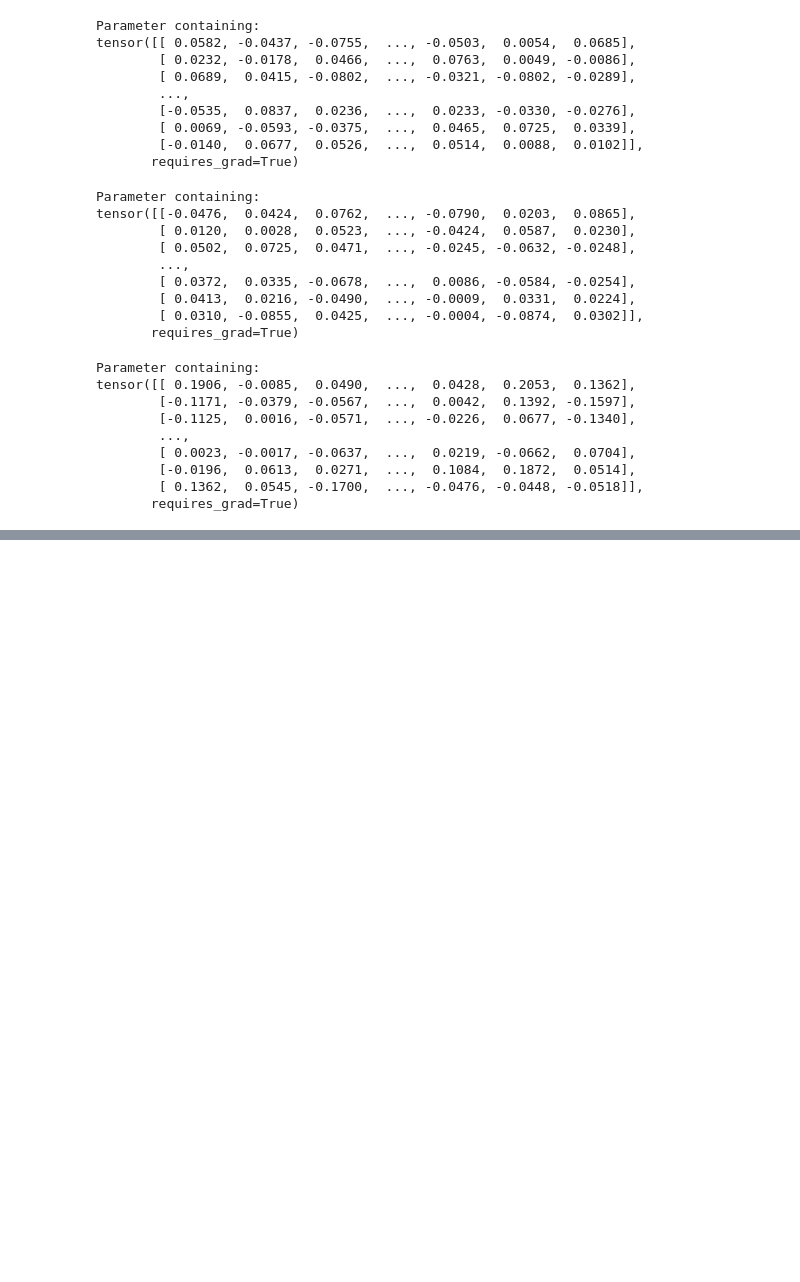
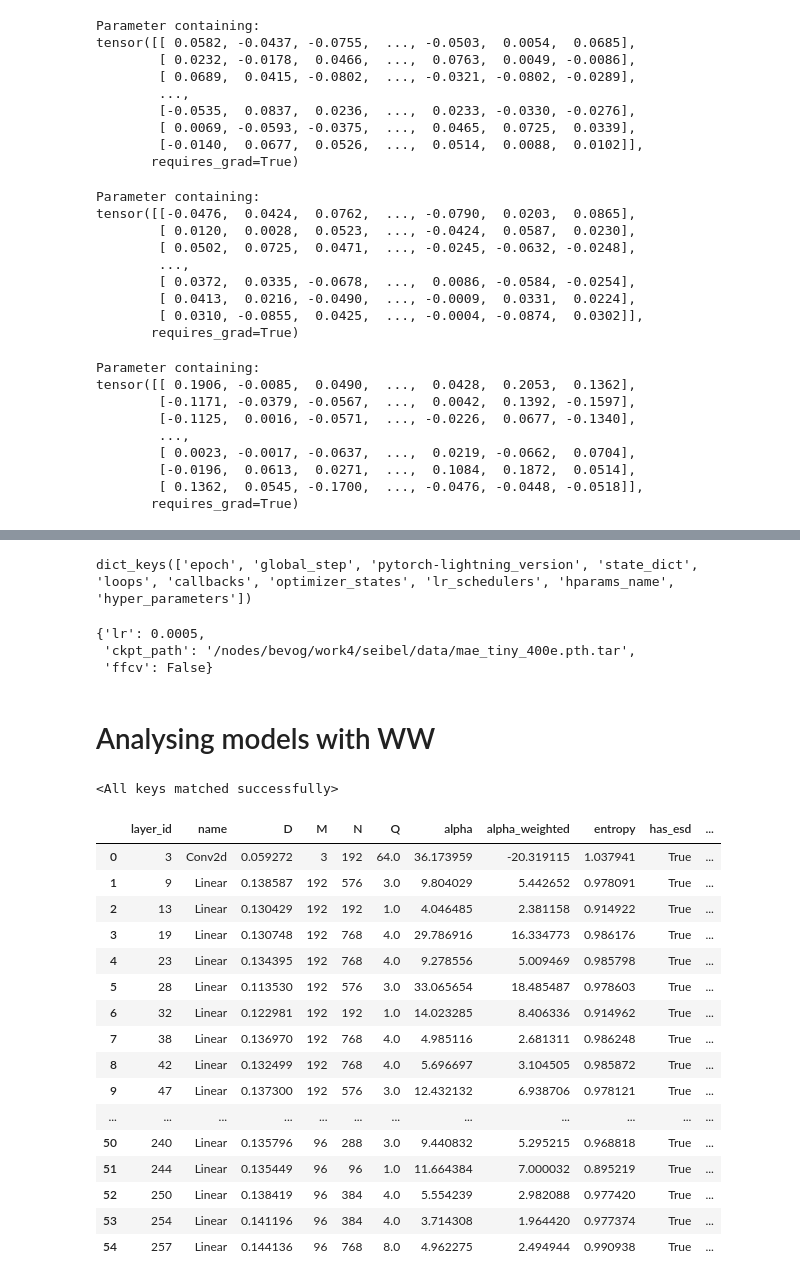
Before and after one commit to SeibelT/multimodal_survival_prediction, a Jupyter notebook: Encoding_Explained.ipynb, the cells around one changed output, grey strips where cells are left out. Drawn from its saved outputs; the diff is of its cells as text; code cells hidden in the pictures; blank space fills up the shorter version.

```diff
--- a/Encoding_Explained.ipynb
+++ b/Encoding_Explained.ipynb
@@ -1064,0 +1091,14 @@ fig.tight_layout()
+# %%
+checkpoint_path = "/home/seibel/maetiny_ft100eps_brca_histo/epoch=49-step=90450.ckpt"
+cp_state_dict = torch.load(checkpoint_path)
+cp_state_dict.keys()
+# %% [output]
+dict_keys(['epoch', 'global_step', 'pytorch-lightning_version', 'state_dict', 'loops', 'callbacks', 'optimizer_states', 'lr_schedulers', 'hparams_name', 'hyper_parameters'])
+# %%
+cp_state_dict['hyper_parameters']
+# %% [output]
+{'lr': 0.0005,
+ 'ckpt_path': '/nodes/bevog/work4/seibel/data/mae_tiny_400e.pth.tar',
+ 'ffcv': False}
+# %% [markdown]
+# Analysing models with WW
@@ -1064,0 +1110,33 @@ fig.tight_layout()
+# %%
+ckpt_path = "/nodes/bevog/work4/seibel/data/mae_tiny_400e.pth.tar"
+checkpoint_path = "/home/seibel/maetiny_ft100eps_brca_histo/epoch=81-step=148338.ckpt"
+model_rand =  VitTiny(lr=0.01,ckpt_path=None,ffcv=False)
+model_PT = VitTiny(lr=0.01,ckpt_path=ckpt_path,ffcv=False)
+
+model_FT =  VitTiny(lr=0.01,ckpt_path=None,ffcv=False)
+model_FT.load_state_dict(torch.load(checkpoint_path)["state_dict"])
+# %% [output]
+<All keys matched successfully>
+# %%
+watcher = ww.WeightWatcher(model=model_rand)
+details = watcher.analyze()
+summary = watcher.get_summary(details)
+watcher.get_details()
+# %% [output]
+|  | layer_id | name | D | M | N | Q | alpha | alpha_weighted | entropy | has_esd | ... |
+| 0 | 3 | Conv2d | 0.059272 | 3 | 192 | 64.0 | 36.173959 | -20.319115 | 1.037941 | True | ... |
+| 1 | 9 | Linear | 0.138587 | 192 | 576 | 3.0 | 9.804029 | 5.442652 | 0.978091 | True | ... |
+| 2 | 13 | Linear | 0.130429 | 192 | 192 | 1.0 | 4.046485 | 2.381158 | 0.914922 | True | ... |
+| 3 | 19 | Linear | 0.130748 | 192 | 768 | 4.0 | 29.786916 | 16.334773 | 0.986176 | True | ... |
+| 4 | 23 | Linear | 0.134395 | 192 | 768 | 4.0 | 9.278556 | 5.009469 | 0.985798 | True | ... |
+| 5 | 28 | Linear | 0.113530 | 192 | 576 | 3.0 | 33.065654 | 18.485487 | 0.978603 | True | ... |
+| 6 | 32 | Linear | 0.122981 | 192 | 192 | 1.0 | 14.023285 | 8.406336 | 0.914962 | True | ... |
+| 7 | 38 | Linear | 0.136970 | 192 | 768 | 4.0 | 4.985116 | 2.681311 | 0.986248 | True | ... |
+| 8 | 42 | Linear | 0.132499 | 192 | 768 | 4.0 | 5.696697 | 3.104505 | 0.985872 | True | ... |
+| 9 | 47 | Linear | 0.137300 | 192 | 576 | 3.0 | 12.432132 | 6.938706 | 0.978121 | True | ... |
+| ... | ... | ... | ... | ... | ... | ... | ... | ... | ... | ... | ... |
+| 50 | 240 | Linear | 0.135796 | 96 | 288 | 3.0 | 9.440832 | 5.295215 | 0.968818 | True | ... |
+| 51 | 244 | Linear | 0.135449 | 96 | 96 | 1.0 | 11.664384 | 7.000032 | 0.895219 | True | ... |
+| 52 | 250 | Linear | 0.138419 | 96 | 384 | 4.0 | 5.554239 | 2.982088 | 0.977420 | True | ... |
+| 53 | 254 | Linear | 0.141196 | 96 | 384 | 4.0 | 3.714308 | 1.964420 | 0.977374 | True | ... |
+| 54 | 257 | Linear | 0.144136 | 96 | 768 | 8.0 | 4.962275 | 2.494944 | 0.990938 | True | ... |
```
Also changed, not shown: parts of 22 cells of this notebook, 10 other files.
